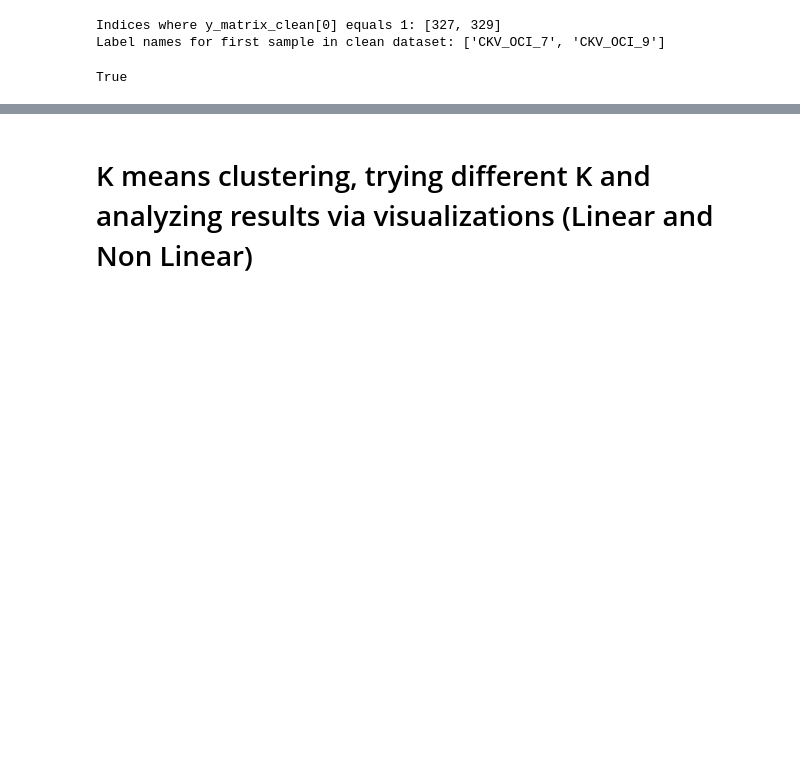
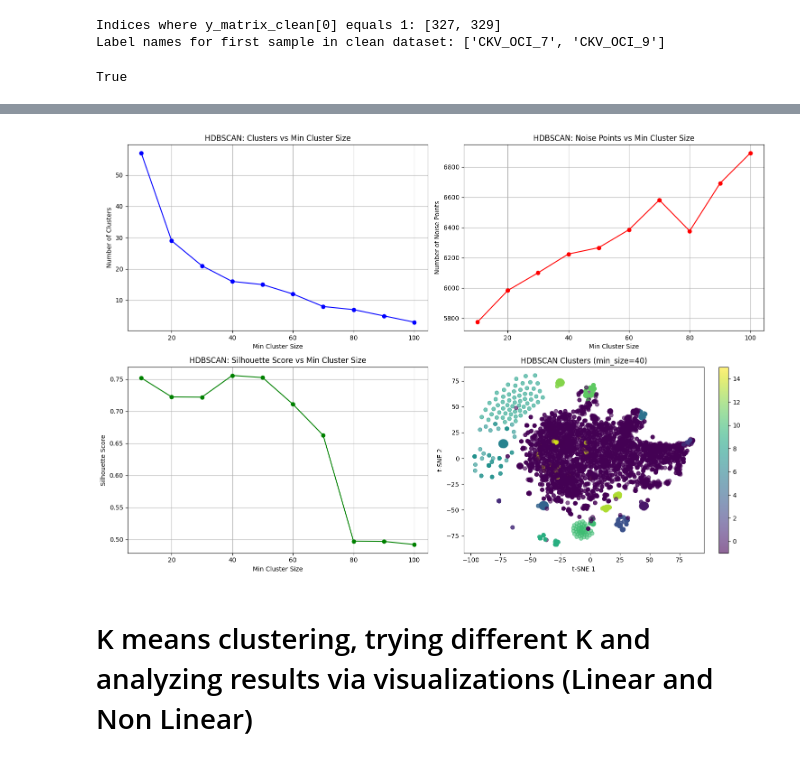
Before and after one commit to Adirser/misconfig_detection, a Jupyter notebook: data_analysis.ipynb, the cells around one changed output, grey strips where cells are left out. Saved outputs shown, nothing was run; the diff lists cells and outputs as text; code cells hidden in the pictures; blank space fills up the shorter version.

```diff
--- a/data_analysis.ipynb
+++ b/data_analysis.ipynb
@@ -726,0 +965,92 @@ True
+# %%
+# HDBSCAN clustering analysis
+from hdbscan import HDBSCAN
+import numpy as np
+
+print("Running HDBSCAN clustering analysis...")
+
+# Try different min_cluster_size values
+min_cluster_sizes = [10,20,30,40,50,60,70,80,90,100]
+hdbscan_results = []
+
+for min_size in tqdm(min_cluster_sizes, desc="Testing HDBSCAN parameters"):
+    clusterer = HDBSCAN(min_cluster_size=min_size, metric='euclidean')
+    cluster_labels = clusterer.fit_predict(X)
+
+    # Count clusters (excluding noise points labeled as -1)
+    n_clusters = len(set(cluster_labels)) - (1 if -1 in cluster_labels else 0)
+    n_noise = list(cluster_labels).count(-1)
+
+    # Calculate silhouette score only if we have more than 1 cluster
+    if n_clusters > 1:
+        # Remove noise points for silhouette calculation
+        mask = cluster_labels != -1
+        if np.sum(mask) > 1:
+            sil_score = silhouette_score(X[mask], cluster_labels[mask])
+        else:
+            sil_score = -1
+    else:
+        sil_score = -1
+
+    hdbscan_results.append({
+        'min_cluster_size': min_size,
+        'n_clusters': n_clusters,
+        'n_noise': n_noise,
+        'silhouette_score': sil_score,
+        'labels': cluster_labels
+    })
+
+    print(f"min_cluster_size={min_size}: {n_clusters} clusters, {n_noise} noise points, silhouette={sil_score:.3f}")
+
+# Plot HDBSCAN results
+fig, axes = plt.subplots(2, 2, figsize=(15, 10))
+
+# Number of clusters vs min_cluster_size
+axes[0, 0].plot([r['min_cluster_size'] for r in hdbscan_results],
+                [r['n_clusters'] for r in hdbscan_results], 'bo-')
+axes[0, 0].set_xlabel('Min Cluster Size')
+axes[0, 0].set_ylabel('Number of Clusters')
+axes[0, 0].set_title('HDBSCAN: Clusters vs Min Cluster Size')
+axes[0, 0].grid(True)
+
+# Noise points vs min_cluster_size
+axes[0, 1].plot([r['min_cluster_size'] for r in hdbscan_results],
+                [r['n_noise'] for r in hdbscan_results], 'ro-')
+axes[0, 1].set_xlabel('Min Cluster Size')
+axes[0, 1].set_ylabel('Number of Noise Points')
+axes[0, 1].set_title('HDBSCAN: Noise Points vs Min Cluster Size')
+axes[0, 1].grid(True)
+
+# Silhouette score vs min_cluster_size
+valid_scores = [(r['min_cluster_size'], r['silhouette_score']) for r in hdbscan_results if r['silhouette_score'] > -1]
+if valid_scores:
+    axes[1, 0].plot([s[0] for s in valid_scores], [s[1] for s in valid_scores], 'go-')
+axes[1, 0].set_xlabel('Min Cluster Size')
+axes[1, 0].set_ylabel('Silhouette Score')
+axes[1, 0].set_title('HDBSCAN: Silhouette Score vs Min Cluster Size')
+axes[1, 0].grid(True)
+
+# Best HDBSCAN visualization using t-SNE
+best_result = max([r for r in hdbscan_results if r['silhouette_score'] > -1],
+                  key=lambda x: x['silhouette_score'], default=hdbscan_results[2])
+
+print(f"\nBest HDBSCAN result: min_cluster_size={best_result['min_cluster_size']}, "
+      f"silhouette={best_result['silhouette_score']:.3f}")
+
+# t-SNE for visualization
+from sklearn.manifold import TSNE
+tsne = TSNE(n_components=2, random_state=42, perplexity=30)
+X_tsne = tsne.fit_transform(X[:5000])  # Use subset for speed
+
+# Plot t-SNE with HDBSCAN clusters
+scatter = axes[1, 1].scatter(X_tsne[:, 0], X_tsne[:, 1],
+                            c=best_result['labels'][:5000],
+                            cmap='viridis', alpha=0.6)
+axes[1, 1].set_xlabel('t-SNE 1')
+axes[1, 1].set_ylabel('t-SNE 2')
+axes[1, 1].set_title(f'HDBSCAN Clusters (min_size={best_result["min_cluster_size"]})')
+plt.colorbar(scatter, ax=axes[1, 1])
+
+plt.tight_layout()
+plt.show()
+# %% [output]
@@ -727,3 +1070,4 @@ True
+[figure, added]
 # %% [markdown]
 # K means clustering, trying different K and analyzing results via visualizations (Linear and Non Linear)
 # %%
```
Also changed, not shown: parts of 31 cells of this notebook, 50 other files.
